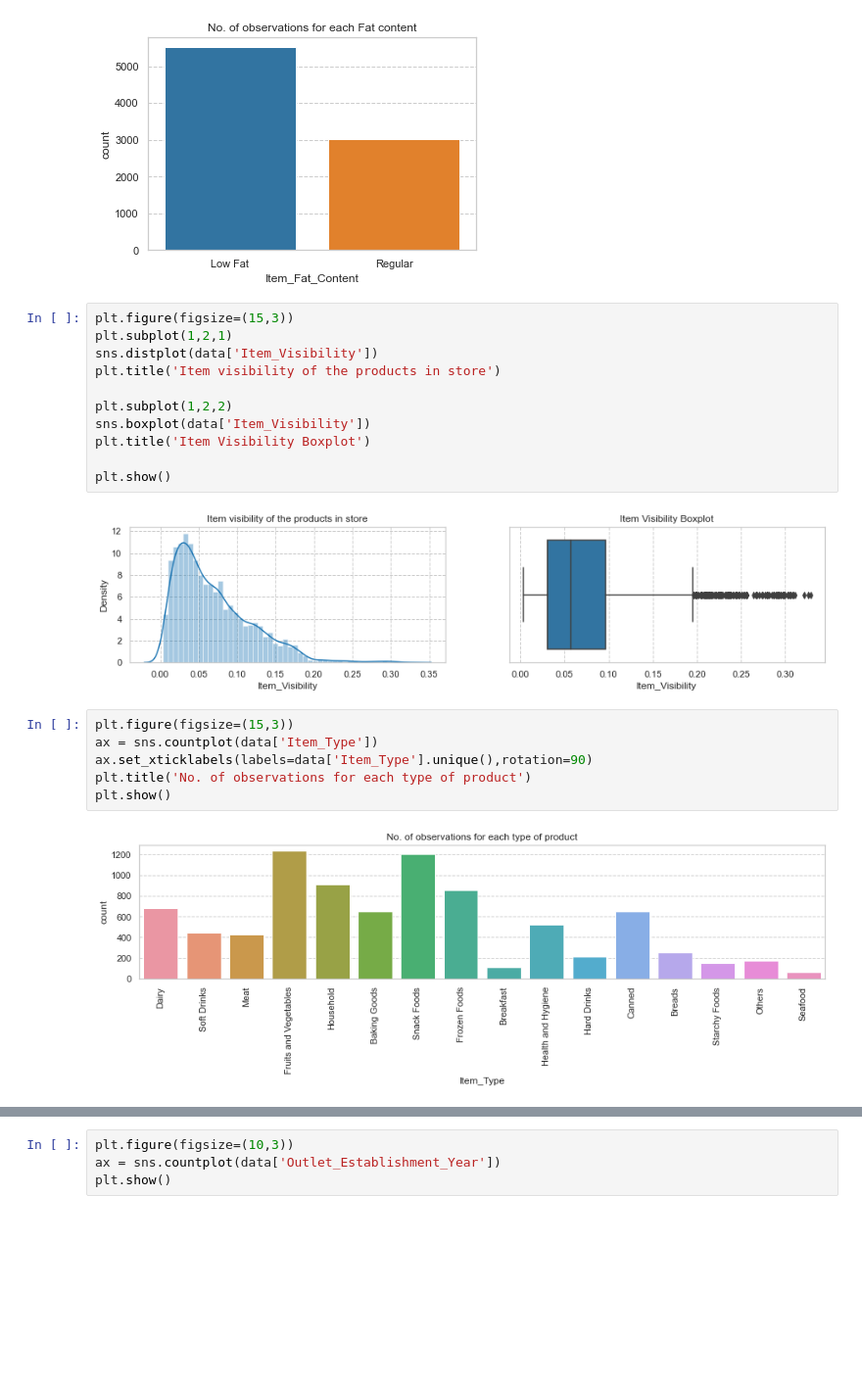
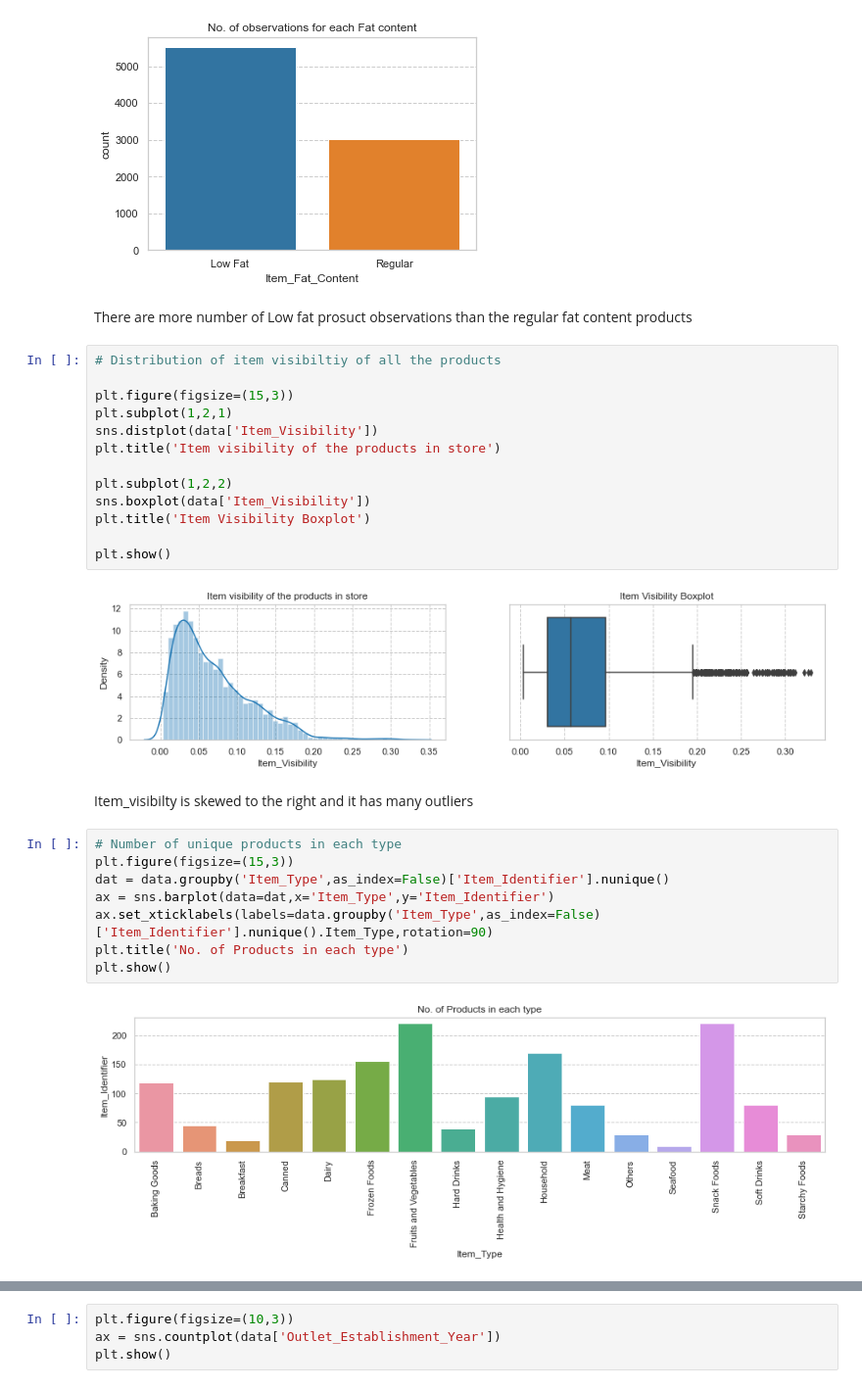
Before and after one commit to imdarshik/Datatrained, a Jupyter notebook: Machine Learning/Projects/Big Data Mart Sales/Big Mart Sales.ipynb, the cells around one changed output, grey strips where cells are left out. Shown at 98% size. Cells and saved outputs as stored; diff of their text form; blank space fills up the shorter version.

```diff
--- a/Machine Learning/Projects/Big Data Mart Sales/Big Mart Sales.ipynb
+++ b/Machine Learning/Projects/Big Data Mart Sales/Big Mart Sales.ipynb
@@ -294,7 +252,11 @@ plt.title('No. of observations for each Fat content')
 plt.show()
 # %% [output]
 [figure]
+# %% [markdown]
+There are more number of Low fat prosuct observations than the regular fat content products
 # %%
+# Distribution of item visibiltiy of all the products
+
 plt.figure(figsize=(15,3))
 plt.subplot(1,2,1)
 sns.distplot(data['Item_Visibility'])
@@ -307,11 +269,15 @@ plt.title('Item Visibility Boxplot')
 plt.show()
 # %% [output]
 [figure]
+# %% [markdown]
+Item_visibilty is skewed to the right and it has many outliers
 # %%
+# Number of unique products in each type
 plt.figure(figsize=(15,3))
-ax = sns.countplot(data['Item_Type'])
-ax.set_xticklabels(labels=data['Item_Type'].unique(),rotation=90)
-plt.title('No. of observations for each type of product')
+dat = data.groupby('Item_Type',as_index=False)['Item_Identifier'].nunique()
+ax = sns.barplot(data=dat,x='Item_Type',y='Item_Identifier')
+ax.set_xticklabels(labels=data.groupby('Item_Type',as_index=False)['Item_Identifier'].nunique().Item_Type,rotation=90)
+plt.title('No. of Products in each type')
 plt.show()
 # %% [output]
-[figure, old version]
+[figure, new version]
```
Also changed, not shown: parts of 78 cells of this notebook, 2 other files.
